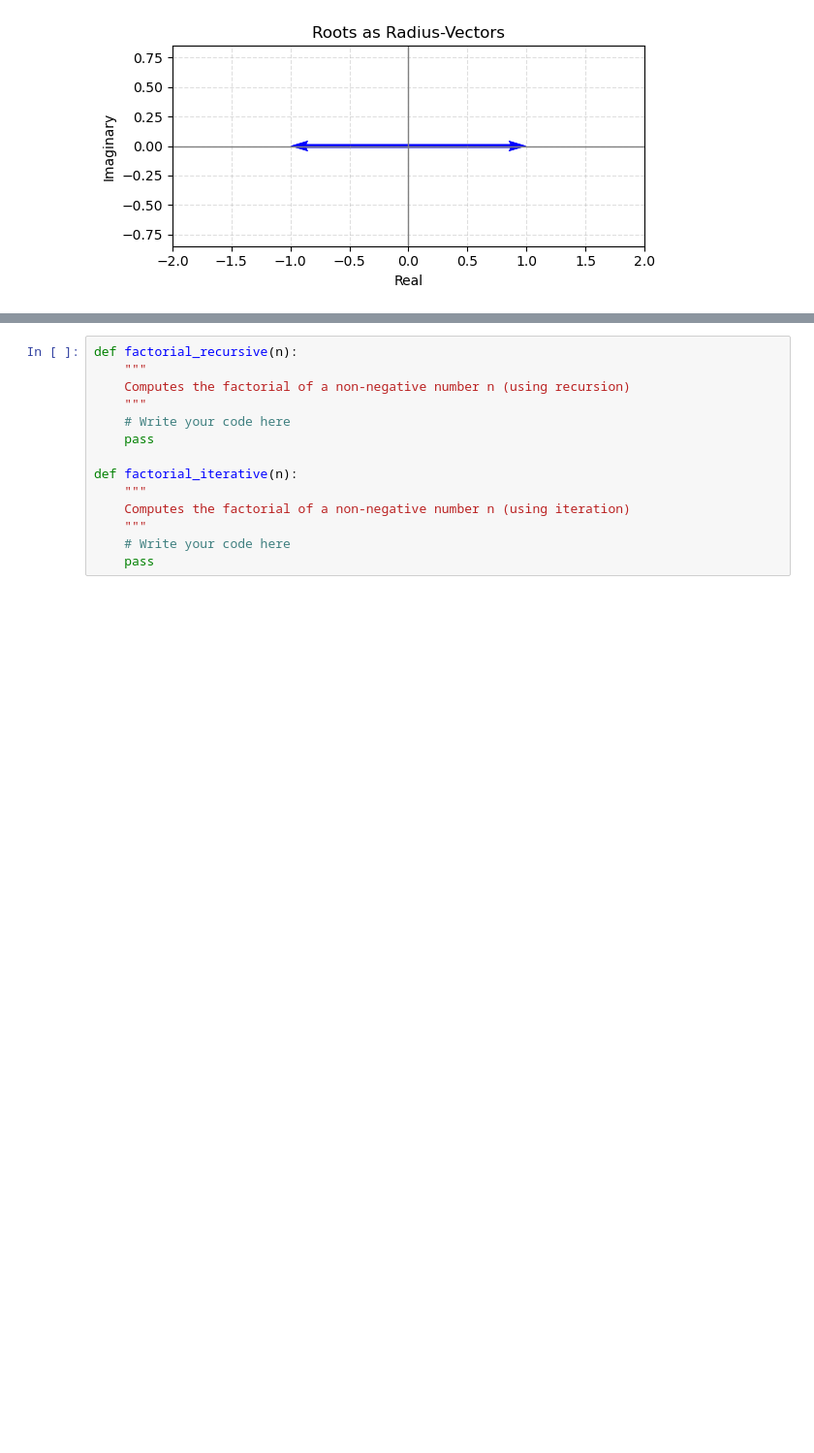
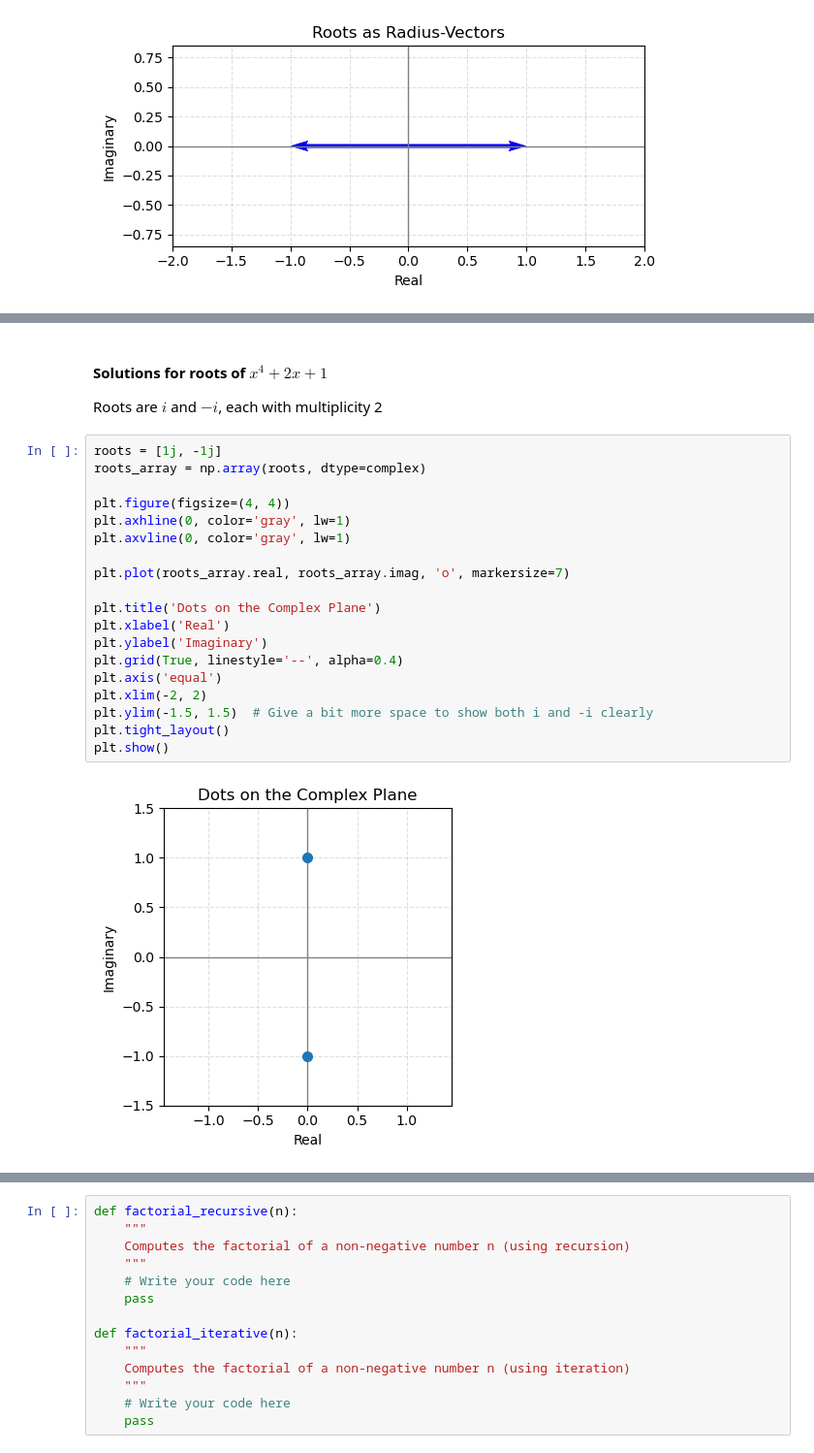
Before and after one commit to tproykov/MathsForDevelopers, a Jupyter notebook: 02.BasicAlgebra/02_Basic Algebra Exercise.ipynb, the cells around one changed output, grey strips where cells are left out. Shown at 97% size. Cells and saved outputs as stored; diff of their text form; blank space fills up the shorter version.

```diff
--- a/02.BasicAlgebra/02_Basic Algebra Exercise.ipynb
+++ b/02.BasicAlgebra/02_Basic Algebra Exercise.ipynb
@@ -650,3 +656,28 @@ plt.show()
+# %% [markdown]
+#### Solutions for roots of $ x^4 + 2x + 1 $
+
+Roots are $ i $ and $ −i $, each with multiplicity 2
+# %%
+roots = [1j, -1j]
+roots_array = np.array(roots, dtype=complex)
+
+plt.figure(figsize=(4, 4))
+plt.axhline(0, color='gray', lw=1)
+plt.axvline(0, color='gray', lw=1)
+
+plt.plot(roots_array.real, roots_array.imag, 'o', markersize=7)
+
+plt.title('Dots on the Complex Plane')
+plt.xlabel('Real')
+plt.ylabel('Imaginary')
+plt.grid(True, linestyle='--', alpha=0.4)
+plt.axis('equal')
+plt.xlim(-2, 2)
+plt.ylim(-1.5, 1.5)  # Give a bit more space to show both i and -i clearly
+plt.tight_layout()
+plt.show()
+# %% [output]
+[figure, added]
 # %% [markdown]
 ### Problem 5. Recursion and Fractals
 <img src="recursion.jpg" style="max-height: 230px" />
```
Also changed, not shown: parts of 2 cells of this notebook, 1 other file.
